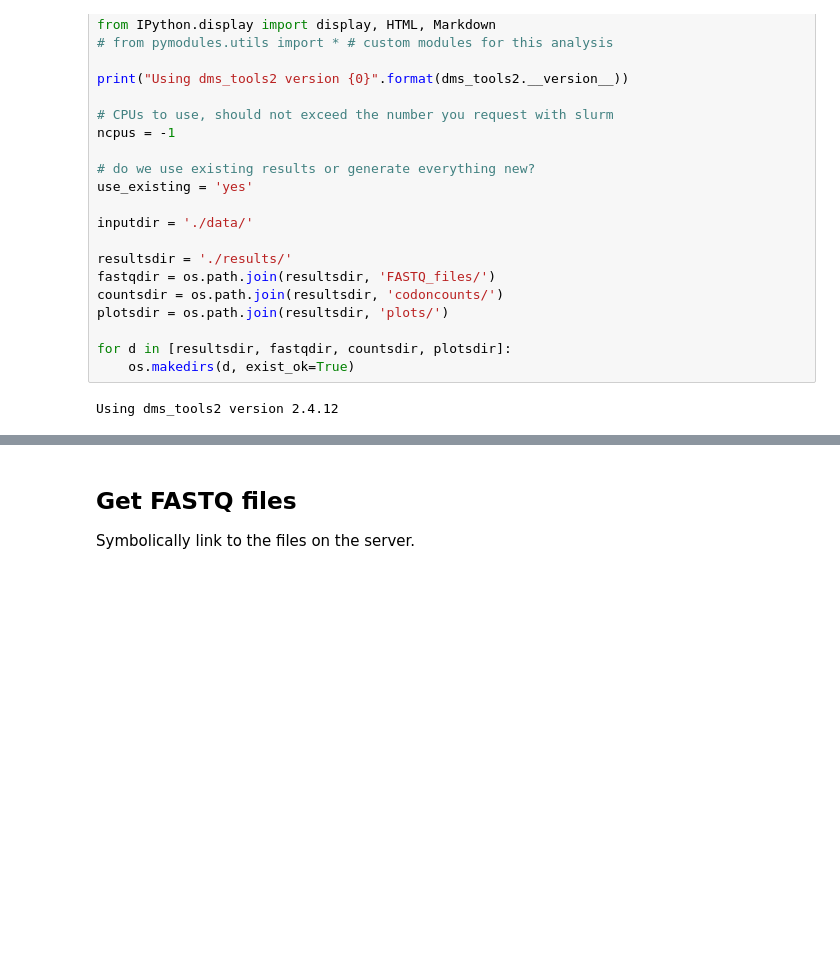
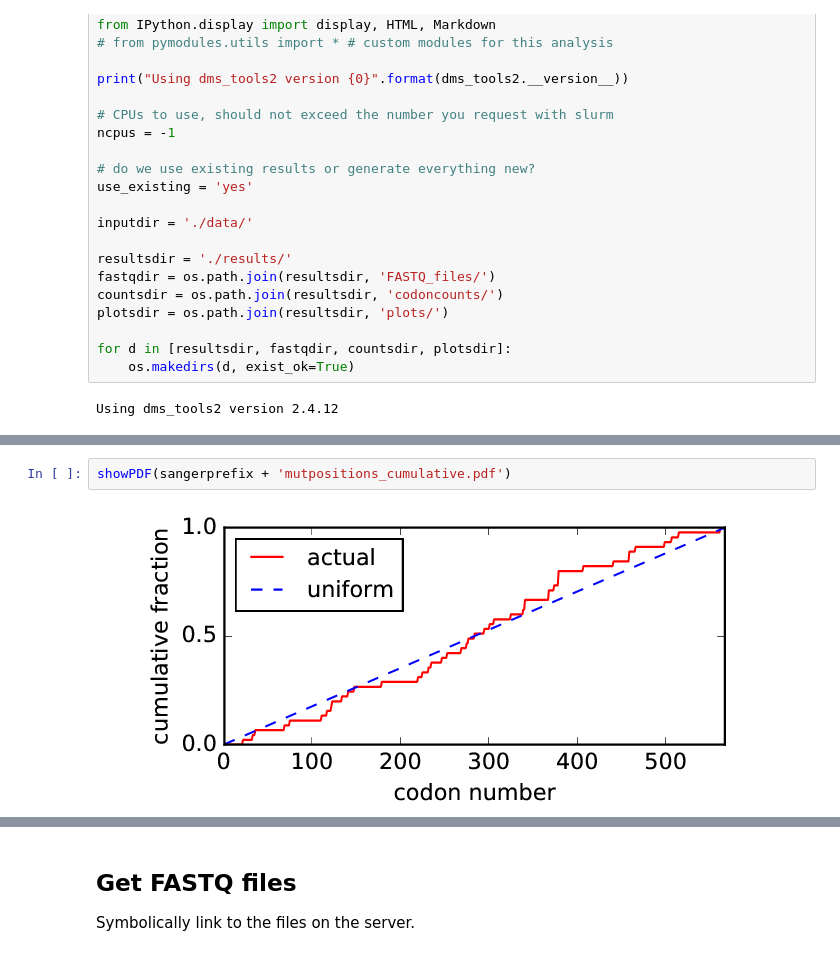
Before and after one commit to jbloomlab/Perth2009-reversegen-DMS, a Jupyter notebook: analysis_notebook.ipynb, the cells around one changed output, grey strips where cells are left out. Cells and saved outputs as stored; diff of their text form; blank space fills up the shorter version.

```diff
--- a/analysis_notebook.ipynb
+++ b/analysis_notebook.ipynb
@@ -42,0 +61,4 @@ Using dms_tools2 version 2.4.12
+# %%
+showPDF(sangerprefix + 'mutpositions_cumulative.pdf')
+# %% [output]
+[figure, added]
```
Also changed, not shown: parts of 8 cells of this notebook.
